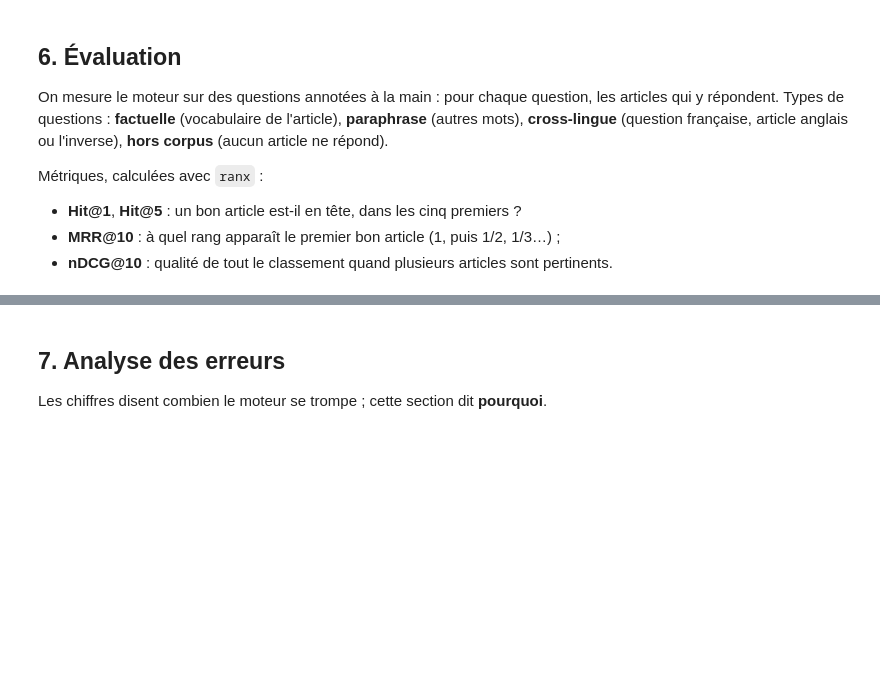
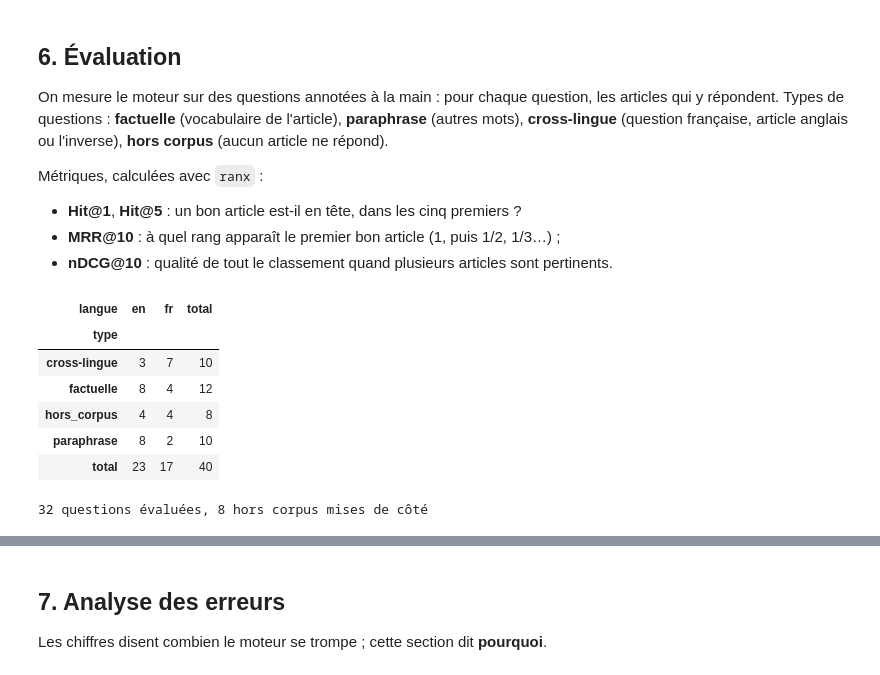
Before and after one commit to mentalist011101/tp1-recherche-semantique, a Jupyter notebook: notebooks/recherche_semantique.ipynb, the cells around one changed output, grey strips where cells are left out. Cells and saved outputs as stored; diff of their text form; code cells hidden in the pictures; blank space fills up the shorter version.

```diff
--- a/notebooks/recherche_semantique.ipynb
+++ b/notebooks/recherche_semantique.ipynb
@@ -687,10 +687,41 @@ Métriques, calculées avec `ranx` :
 # %%
 # Charger data/questions.csv : question_id, question, langue, type, articles_pertinents
 # (doc_id séparés par « ; », vide pour les questions hors corpus).
 # Afficher le nombre de questions par type et par langue.
+questions = pd.read_csv(DATA / "questions.csv", dtype=str).fillna("")
+pd.crosstab(questions["type"], questions["langue"], margins=True, margins_name="total")
+# %% [output]
+| langue | en | fr | total |
+| type |  |  |  |
+| cross-lingue | 3 | 7 | 10 |
+| factuelle | 8 | 4 | 12 |
+| hors_corpus | 4 | 4 | 8 |
+| paraphrase | 8 | 2 | 10 |
+| total | 23 | 17 | 40 |
 # %%
 # Construire ranx.Qrels (articles pertinents de chaque question, hors questions hors corpus)
 # et ranx.Run (scores des articles renvoyés par search_articles pour chaque question).
+from ranx import Qrels, Run, compare, evaluate
+
+# Qrels = la vérité terrain : pour chaque question, les articles pertinents (pertinence 1).
+# Les questions hors corpus n'ont aucun article pertinent : elles sont évaluées à part (section 7).
+answerable = questions[questions["type"] != "hors_corpus"]
+qrels = Qrels({
+    row.question_id: {doc_id: 1 for doc_id in row.articles_pertinents.split(";")}
+    for row in answerable.itertuples()
+})
+
+# On garde les résultats de toutes les questions, hors corpus comprises, pour la section 7.
+results = {row.question_id: search_articles(row.question, k_articles=10) for row in questions.itertuples()}
+
+# Run = ce que le moteur a renvoyé : pour chaque question, un score par article.
+run_pinecone = Run(
+    {qid: dict(zip(results[qid]["doc_id"], results[qid]["score"])) for qid in answerable["question_id"]},
+    name="pinecone-e5",
+)
+print(f"{len(answerable)} questions évaluées, {len(questions) - len(answerable)} hors corpus mises de côté")
+# %% [output]
+32 questions évaluées, 8 hors corpus mises de côté
 # %%
 # ranx.evaluate(qrels, run, ["hit_rate@1", "hit_rate@5", "mrr@10", "ndcg@10"]) :
 # sur l'ensemble, puis par type de question.
```
Also changed, not shown: parts of 3 cells of this notebook.
